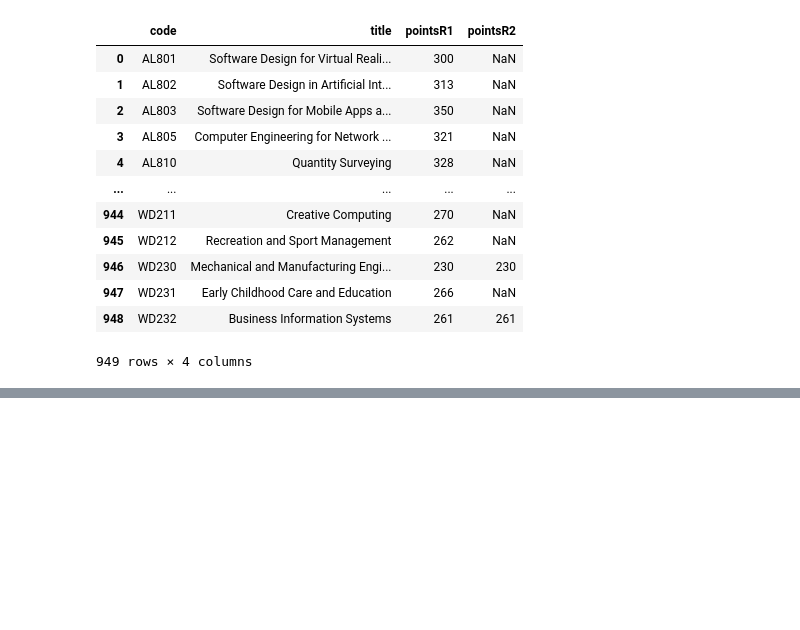
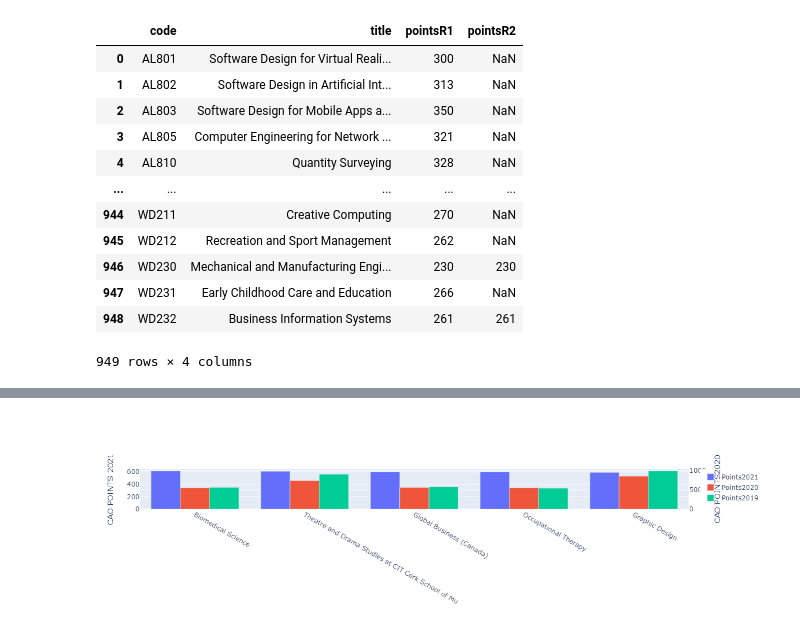
Before and after one commit to katel85/FundamentalsDA, a Jupyter notebook: CAOFinal.ipynb, the cells around one changed output, grey strips where cells are left out. Saved outputs shown, nothing was run; the diff lists cells and outputs as text; code cells hidden in the pictures; blank space fills up the shorter version.

```diff
--- a/CAOFinal.ipynb
+++ b/CAOFinal.ipynb
@@ -141,0 +905,19 @@ df2021
+# %%
+#ref https://www.weirdgeek.com/2020/05/plot-multiple-bar-graph-using-pythons-plotly-library/
+fig = go.Figure(
+    data=[
+        go.Bar(name='Points2021', x=c["title"], y=c["points_r1_2021"], yaxis='y', offsetgroup=1),
+        go.Bar(name='Points2020', x=c["title"], y=c["points_r1_2020"], yaxis='y2', offsetgroup=2),
+        go.Bar(name='Points2019', x=c["title"], y=c["points_r1_2019"], yaxis='y2', offsetgroup=3)
+    ],
+    layout={
+        'yaxis': {'title': 'CAO POINTS 2021 '},
+        'yaxis2': {'title': 'CAO POINTS2020', 'overlaying': 'y', 'side': 'right'}
+    , 'yaxis3':{'title': '','overlaying': 'free','side': 'right'}}
+)
+
+# Change the bar mode
+fig.update_layout(barmode='group')
+fig.show()
+# %% [output]
+[figure, added]
```
Also changed, not shown: parts of 98 cells of this notebook, 45 other files.
